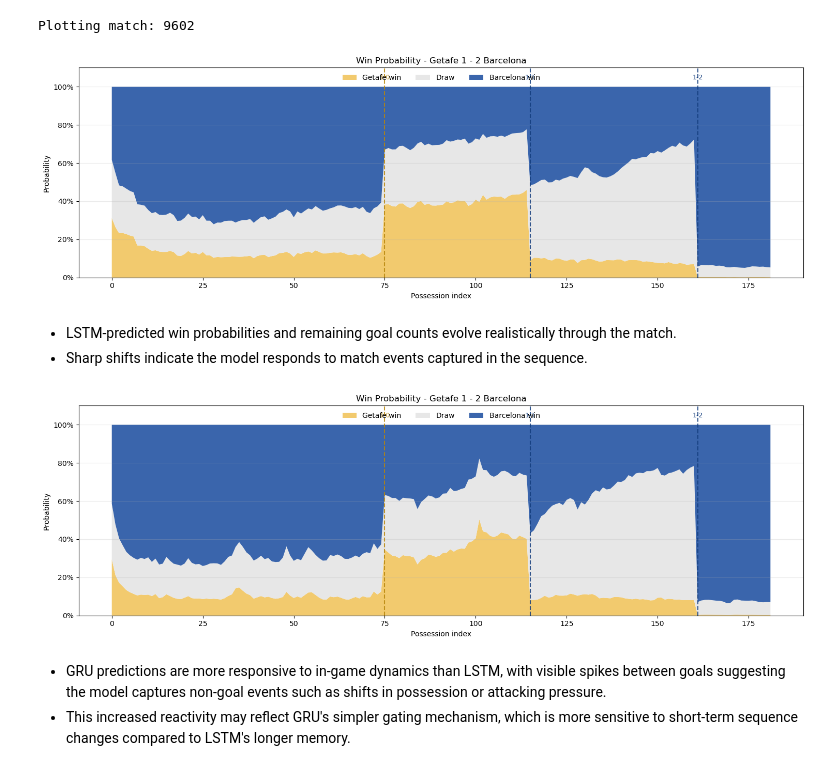
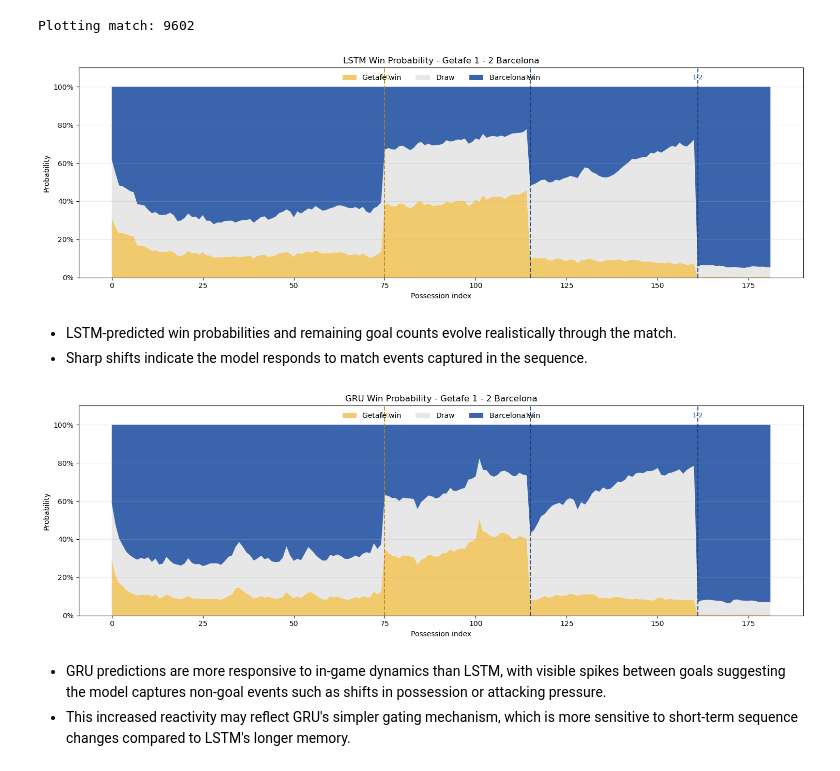
Before and after one commit to aqeeel02/Football-Live-Win-Probability-Model, a Jupyter notebook: notebooks/evaluation.ipynb, the cells around one changed output. Cells and saved outputs as stored; diff of their text form; code cells hidden in the pictures.

```diff
--- a/notebooks/evaluation.ipynb
+++ b/notebooks/evaluation.ipynb
@@ -136,13 +136,14 @@ Plotting match: 9602
 # %%
 # Win Probability graph - LSTM
 
 plot_combined_win_probability_with_goals(
     match_id  = sample_match_id,
     test_rows = test_rows,
-    probs     = probs
+    probs     = probs,
+    model_name= 'LSTM'
 )
 # %% [output]
-[figure, old version]
+[figure, new version]
 # %% [markdown]
 - LSTM-predicted win probabilities and remaining goal counts evolve realistically through the match.
 - Sharp shifts indicate the model responds to match events captured in the sequence.
@@ -152,10 +153,11 @@ plot_combined_win_probability_with_goals(
 plot_combined_win_probability_with_goals(
     match_id   = sample_match_id,
     test_rows  = test_rows,
-    probs      = probs_gru
+    probs      = probs_gru,
+    model_name= 'GRU'
 )
 # %% [output]
-[figure, old version]
+[figure, new version]
 # %% [markdown]
 - GRU predictions are more responsive to in-game dynamics than LSTM, with visible spikes between goals suggesting the model captures non-goal events such as shifts in possession or attacking pressure.
 - This increased reactivity may reflect GRU's simpler gating mechanism, which is more sensitive to short-term sequence changes compared to LSTM's longer memory.
```
Also changed, not shown: parts of 2 cells of this notebook, 2 other files.
